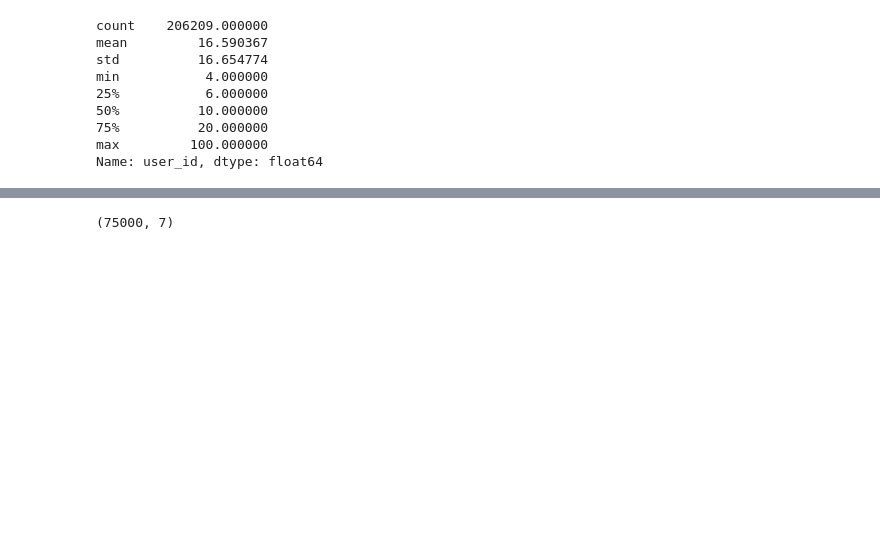
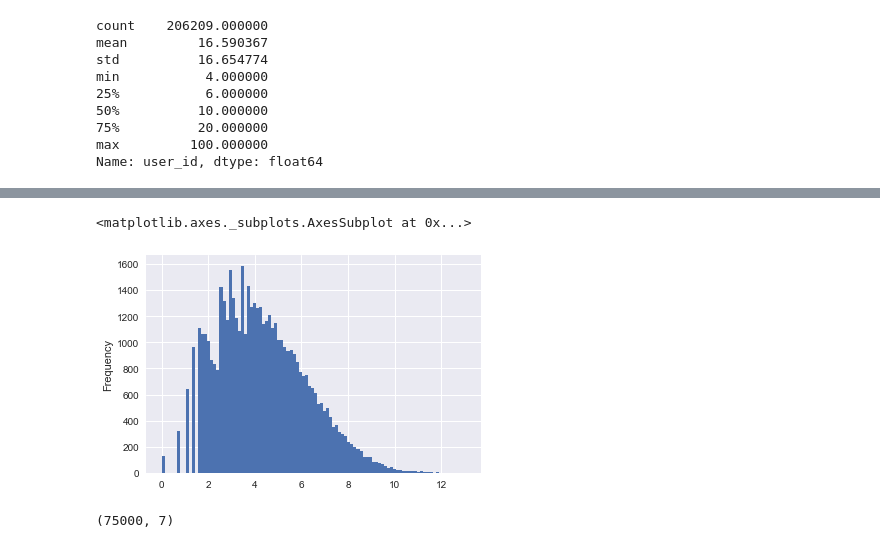
Before and after one commit to alexanderrich/instacart-analysis, a Jupyter notebook: exploratory.ipynb, the cells around one changed output, grey strips where cells are left out. Drawn from its saved outputs; the diff is of its cells as text; code cells hidden in the pictures; blank space fills up the shorter version.

```diff
--- a/exploratory.ipynb
+++ b/exploratory.ipynb
@@ -140,3 +149,12 @@ Name: user_id, dtype: float64
+# %%
+product_counts = prior_df.product_id.value_counts().reset_index()
+product_counts.columns = ['product_id', 'product_count']
+product_counts = product_counts.merge(products_df_merged, on="product_id")
+# %%
+product_counts.product_count.apply(np.log).plot.hist(bins=100)
+# %% [output]
+<matplotlib.axes._subplots.AxesSubplot at 0x...>
+[figure, added]
 # %%
 # create naive submission of reorders from last order
 orders_prior = orders_df[orders_df.eval_set == "prior"]
```
Also changed, not shown: parts of 1 cell of this notebook, 2 other files.
